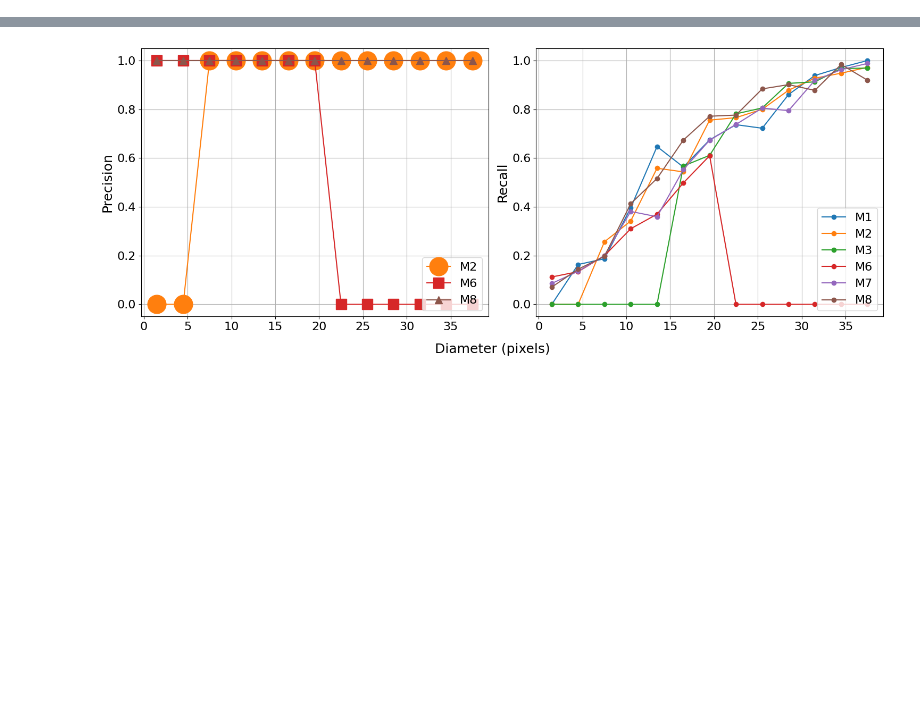
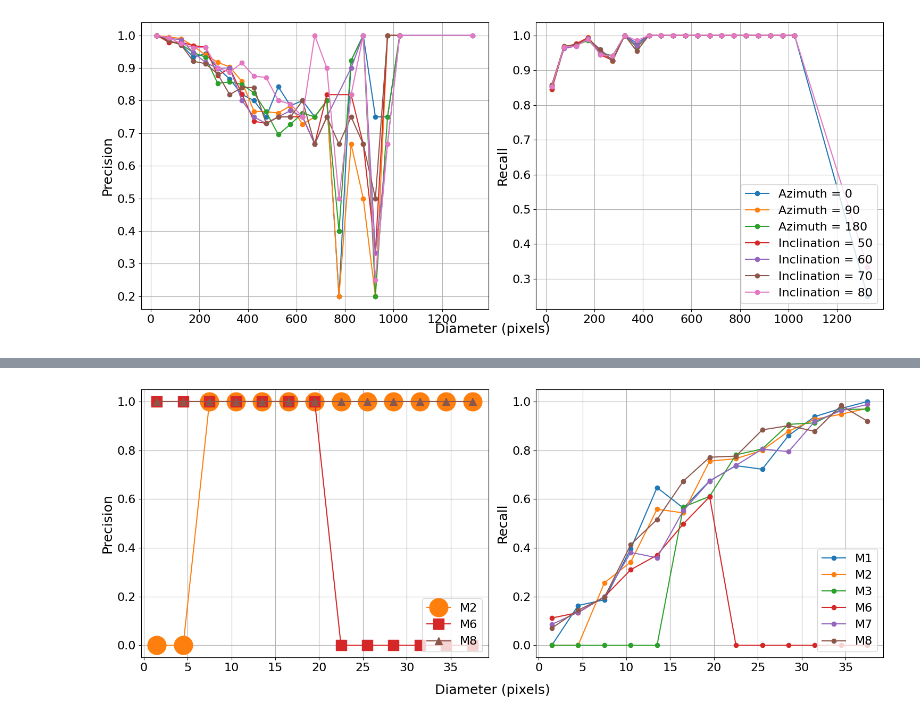
Before and after one commit to UP-RS-ESP/OrthoSAM, a Jupyter notebook: code/synthetic_testing/points_ac_ran_synth_shadow.ipynb, the cells around one changed output, grey strips where cells are left out. Cells and saved outputs as stored; diff of their text form; code cells hidden in the pictures; blank space fills up the shorter version.

```diff
--- a/code/synthetic_testing/points_ac_ran_synth_shadow.ipynb
+++ b/code/synthetic_testing/points_ac_ran_synth_shadow.ipynb
@@ -466 +323,68 @@ plt.savefig('figure/ac_pr_synth.png')
+# %%
+bin_edges = np.arange(0, 1500, 50)  # Bins from 0 to 20 in steps of 2
+bin_centers = (bin_edges[:-1] + bin_edges[1:]) / 2
+
+Min_radi=['Azimuth = 0','Azimuth = 90','Azimuth = 180',
+          'Inclination = 50','Inclination = 60','Inclination = 70','Inclination = 80']
+fig, ax =plt.subplots(1,2,figsize=(15, 6))
+precision_L, recall_L = [], []
+for l,paths in enumerate([[0,1,2,3],[4,5,6,7],[8,9,10,11],[0,4,8],[1,5,9],[2,6,10],[3,7,11]]):
+    precision_binned = []
+    recall_binned = []
+
+    for i in range(len(bin_edges) - 1):
+        TP_T, FP_T, FN_T = 0, 0, 0
+
+        for path in paths:
+            pth = s02[path]
+            ran = np.load(pth, allow_pickle=True)
+            area = np.array(ran.item().get('area'))
+            area = (np.sqrt(area / np.pi) / 0.2) * 2
+            ac = np.array(ran.item().get('point based'))
+
+            mask = (area >= bin_edges[i]) & (area < bin_edges[i + 1])
+            ac_bin = ac[mask]
+            area_bin = area[mask]
+
+            if len(area_bin) == 0:
+                continue
+
+            ac_class, count = np.unique(ac_bin, return_counts=True)
+
+            TP_count = np.sum(count[ac_class > 0]) if 1 in ac_class else 0
+            FN_count = count[ac_class == 0][0] if 0 in ac_class else 0
+            multi = 0
+            for c in np.where(ac_class > 1)[0]:
+                if c < len(ac_class):
+                    multi += (count[c] * ac_class[c]).item()
+            FP_count = multi - np.sum(count[ac_class > 1])
+
+            TP_T += TP_count
+            FN_T += FN_count
+            FP_T += FP_count
+
+        precision = TP_T / (TP_T + FP_T) if (TP_T + FP_T) > 0 else 0
+        recall = TP_T / (TP_T + FN_T) if (TP_T + FN_T) > 0 else 0
+
+        precision_binned.append(precision)
+        recall_binned.append(recall)
+
+    recall_binned = np.array(recall_binned)
+    precision_binned = np.array(precision_binned)
+    bin_centers = np.array(bin_centers)
+    ax[1].plot(bin_centers[recall_binned>0], recall_binned[recall_binned>0], 'o-', label=f'{Min_radi[l]}')
+    ax[0].plot(bin_centers[precision_binned>0], precision_binned[precision_binned>0], 'o-', label=f'{Min_radi[l]}')
+ax[1].legend(loc='lower right', fontsize=16)
+ax[0].grid()
+ax[0].tick_params(axis='both', labelsize=16)
+ax[1].grid()
+ax[1].tick_params(axis='both', labelsize=16)
+ax[0].set_ylabel('Precision', fontsize=18)
+ax[1].set_ylabel('Recall', fontsize=18)
+plt.figtext(0.5, 0.0, 'Diameter (pixels)', ha='center', fontsize=18)
+plt.tight_layout()
+#plt.savefig('figure\detection_limit.png')
+plt.show()
+# %% [output]
+[figure, added]
 # %%
```
Also changed, not shown: parts of 31 cells of this notebook, 10 other files.
